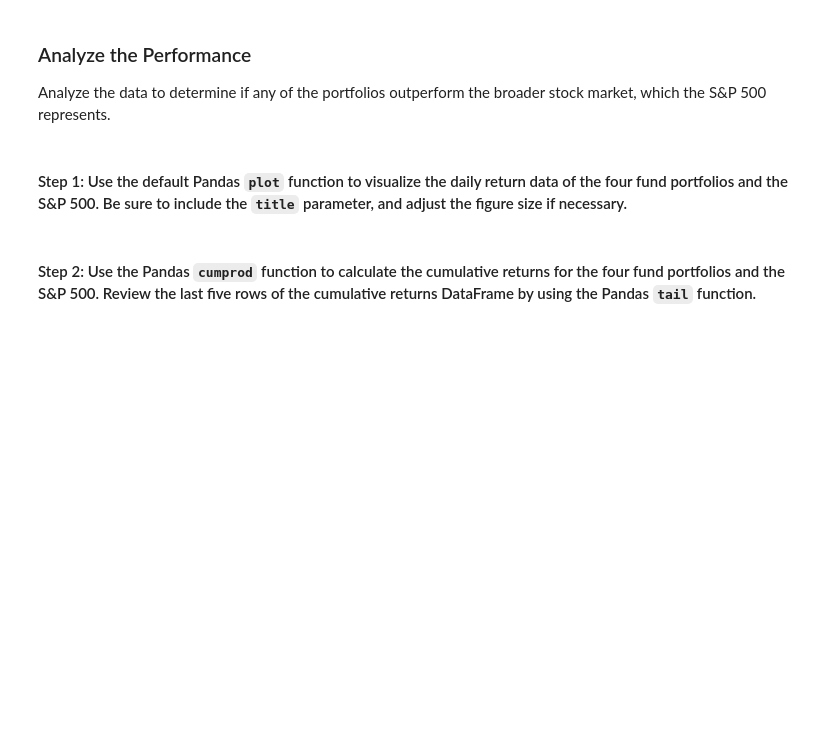
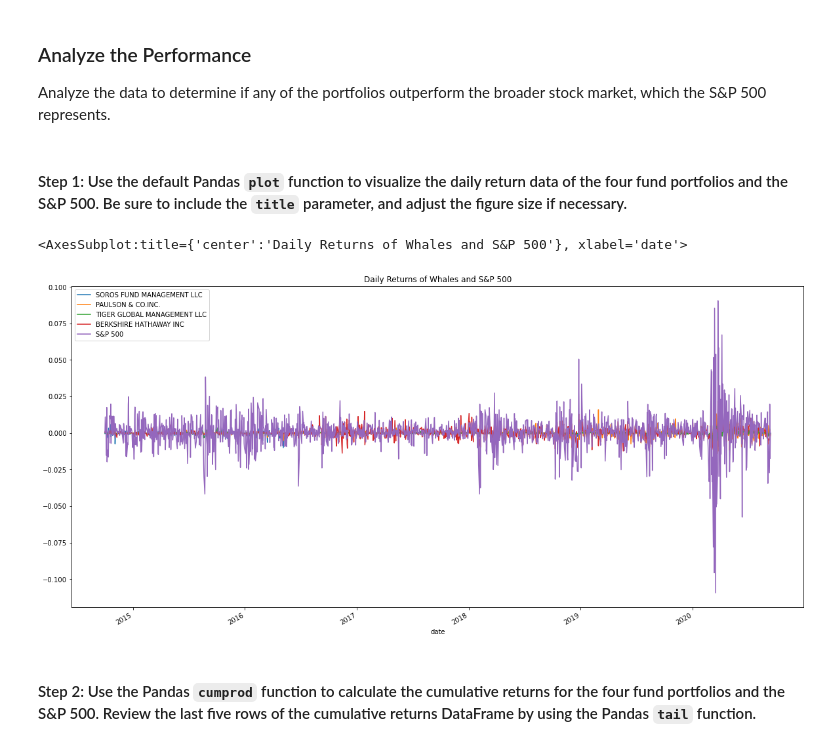
Before and after one commit to jpmaddox97/module_4_challenge, a Jupyter notebook: Starter_Code/risk_return_analysis.ipynb, the cells around one changed output. Saved outputs shown, nothing was run; the diff lists cells and outputs as text; code cells hidden in the pictures; blank space fills up the shorter version.

Commit message:
Began plotting various aspects of risk, including volatility

```diff
--- a/Starter_Code/risk_return_analysis.ipynb
+++ b/Starter_Code/risk_return_analysis.ipynb
@@ -154,7 +154,10 @@ Analyze the data to determine if any of the portfolios outperform the broader st
 # %%
 # Plot the daily return data of the 4 funds and the S&P 500
 # Inclue a title parameter and adjust the figure size
-# YOUR CODE HERE
+daily_returns.plot(figsize=(20,10), title='Daily Returns of Whales and S&P 500')
+# %% [output]
+<AxesSubplot:title={'center':'Daily Returns of Whales and S&P 500'}, xlabel='date'>
+[figure, added]
 # %% [markdown]
 #### Step 2: Use the Pandas `cumprod` function to calculate the cumulative returns for the four fund portfolios and the S&P 500. Review the last five rows of the cumulative returns DataFrame by using the Pandas `tail` function.
 # %%
```
Also changed, not shown: parts of 5 cells of this notebook.
